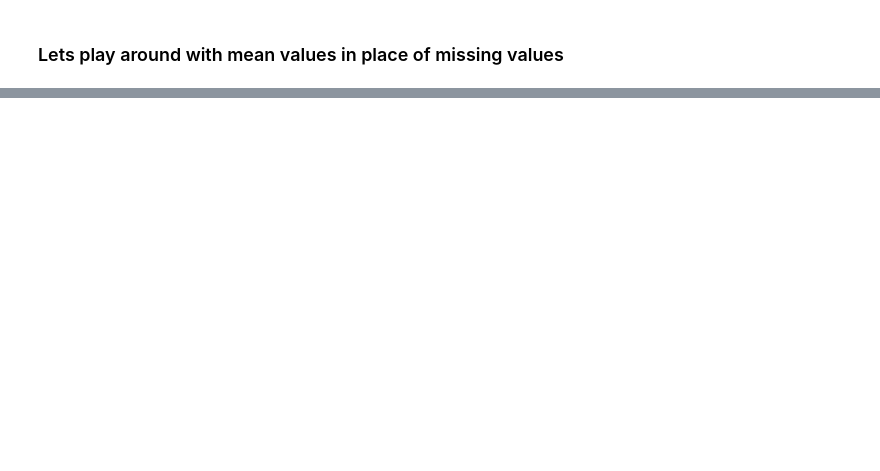
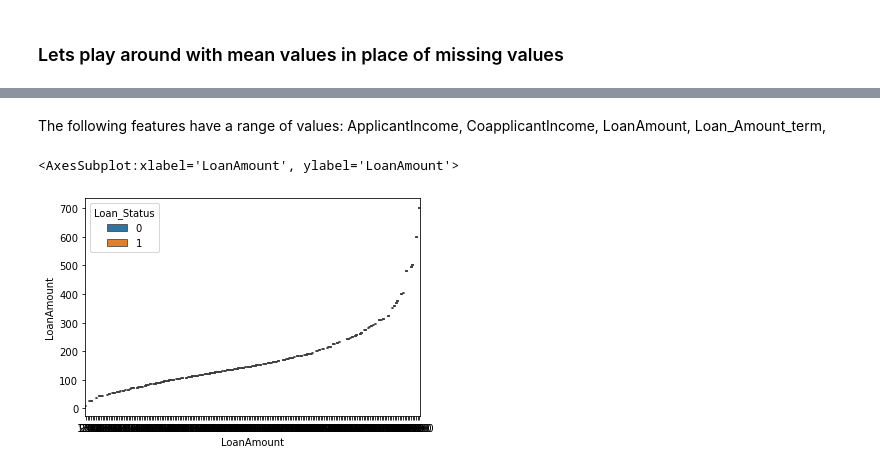
Before and after one commit to rsanchez-dv/ML_Training_Project, a Jupyter notebook: Data Preprocessing.ipynb, the cells around one changed output, grey strips where cells are left out. Cells and saved outputs as stored; diff of their text form; code cells hidden in the pictures; blank space fills up the shorter version.

```diff
--- a/Data Preprocessing.ipynb
+++ b/Data Preprocessing.ipynb
@@ -198,0 +247,7 @@ IndentationError: expected an indented block (<ipython-input-37-8fabb6130667>, l
+# %% [markdown]
+The following features have a range of values: ApplicantIncome, CoapplicantIncome, LoanAmount, Loan_Amount_term,
+# %%
+sns.boxplot(data=mean_df, x='LoanAmount',y='LoanAmount', hue='Loan_Status')
+# %% [output]
+<AxesSubplot:xlabel='LoanAmount', ylabel='LoanAmount'>
+[figure, added]
```
Also changed, not shown: parts of 12 cells of this notebook.
